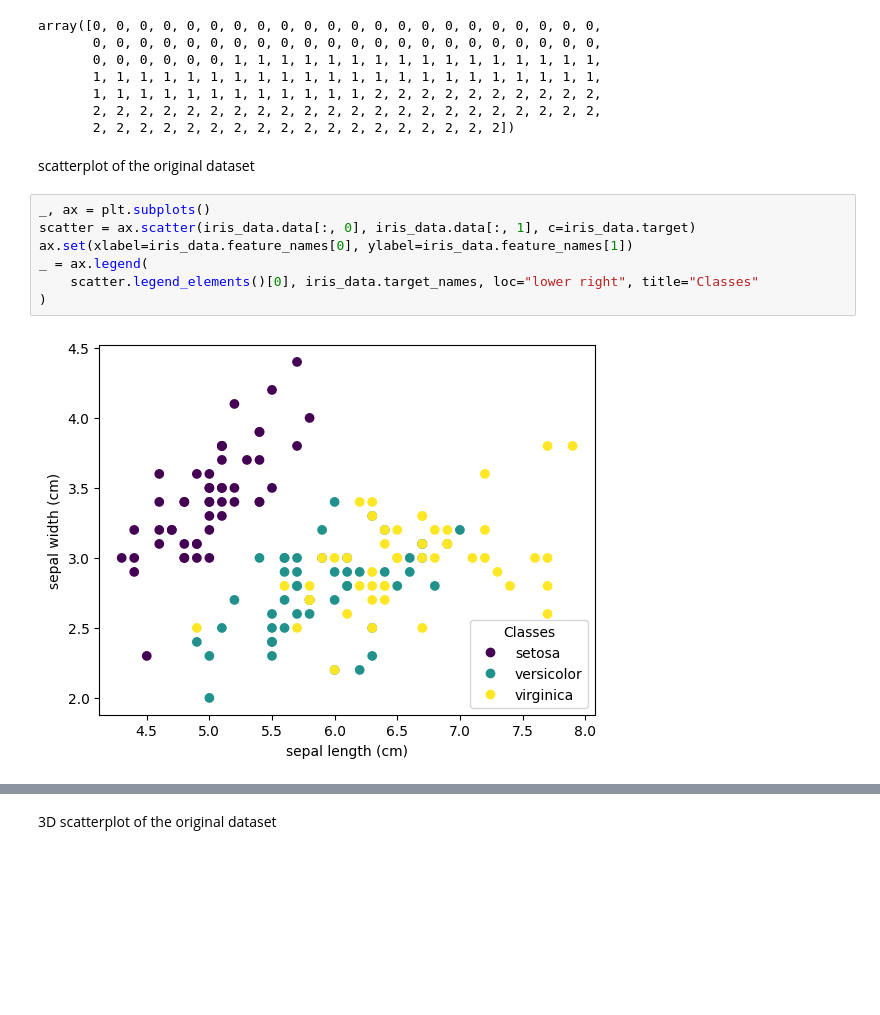
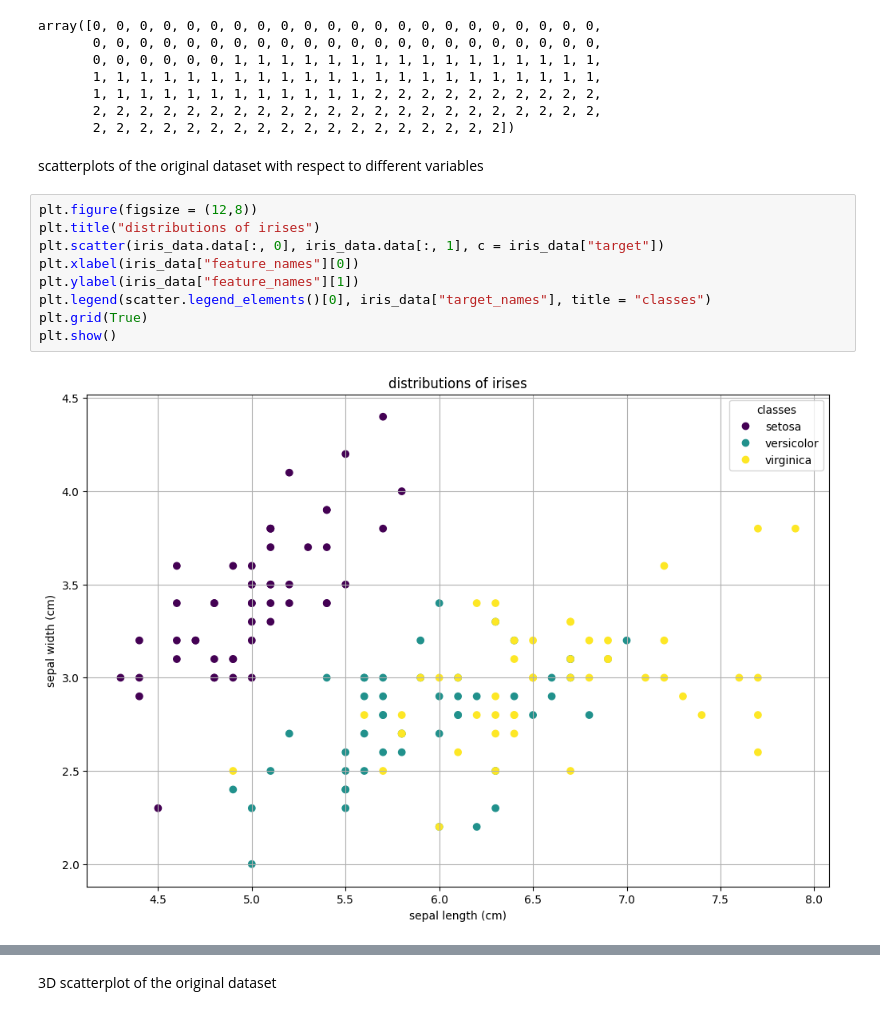
Before and after one commit to fletxcher/iris_nn, a Jupyter notebook: iris_data.ipynb, the cells around one changed output, grey strips where cells are left out. Drawn from its saved outputs; the diff is of its cells as text; blank space fills up the shorter version.

```diff
--- a/iris_data.ipynb
+++ b/iris_data.ipynb
@@ -46,13 +46,15 @@ array([0, 0, 0, 0, 0, 0, 0, 0, 0, 0, 0, 0, 0, 0, 0, 0, 0, 0, 0, 0, 0, 0,
        2, 2, 2, 2, 2, 2, 2, 2, 2, 2, 2, 2, 2, 2, 2, 2, 2, 2, 2, 2, 2, 2,
        2, 2, 2, 2, 2, 2, 2, 2, 2, 2, 2, 2, 2, 2, 2, 2, 2, 2])
 # %% [markdown]
-scatterplot of the original dataset
+scatterplots of the original dataset with respect to different variables
 # %%
-_, ax = plt.subplots()
-scatter = ax.scatter(iris_data.data[:, 0], iris_data.data[:, 1], c=iris_data.target)
-ax.set(xlabel=iris_data.feature_names[0], ylabel=iris_data.feature_names[1])
-_ = ax.legend(
-    scatter.legend_elements()[0], iris_data.target_names, loc="lower right", title="Classes"
-)
+plt.figure(figsize = (12,8))
+plt.title("distributions of irises")
+plt.scatter(iris_data.data[:, 0], iris_data.data[:, 1], c = iris_data["target"])
+plt.xlabel(iris_data["feature_names"][0])
+plt.ylabel(iris_data["feature_names"][1])
+plt.legend(scatter.legend_elements()[0], iris_data["target_names"], title = "classes")
+plt.grid(True)
+plt.show()
 # %% [output]
-[figure, old version]
+[figure, new version]
```
Also changed, not shown: parts of 6 cells of this notebook.
